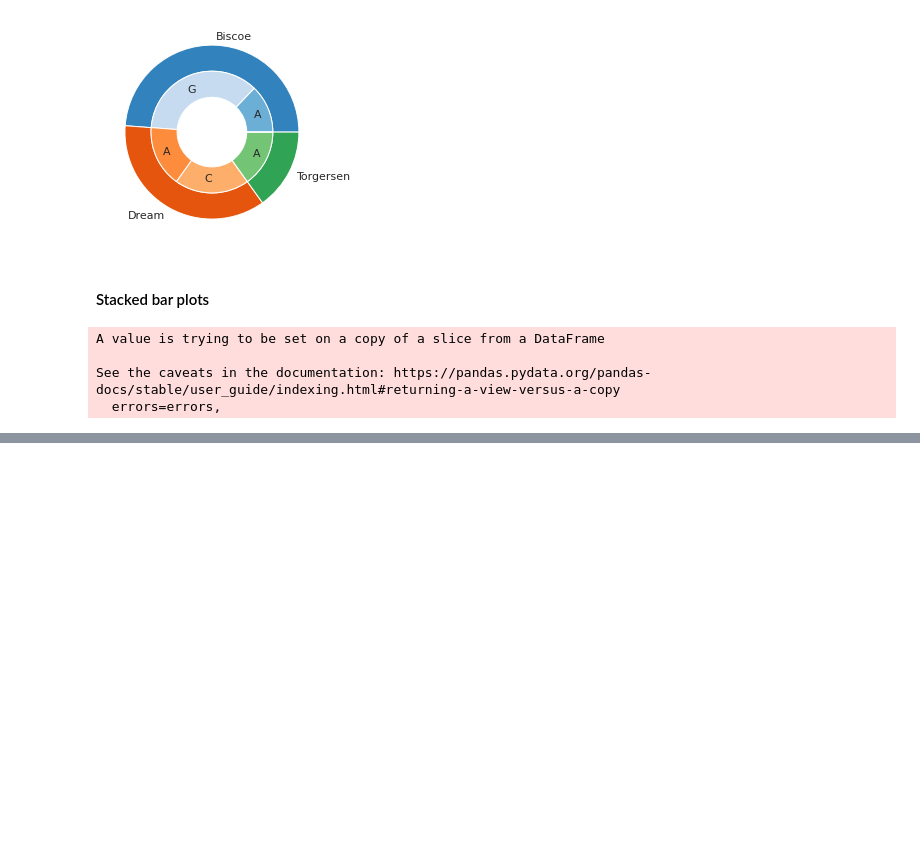
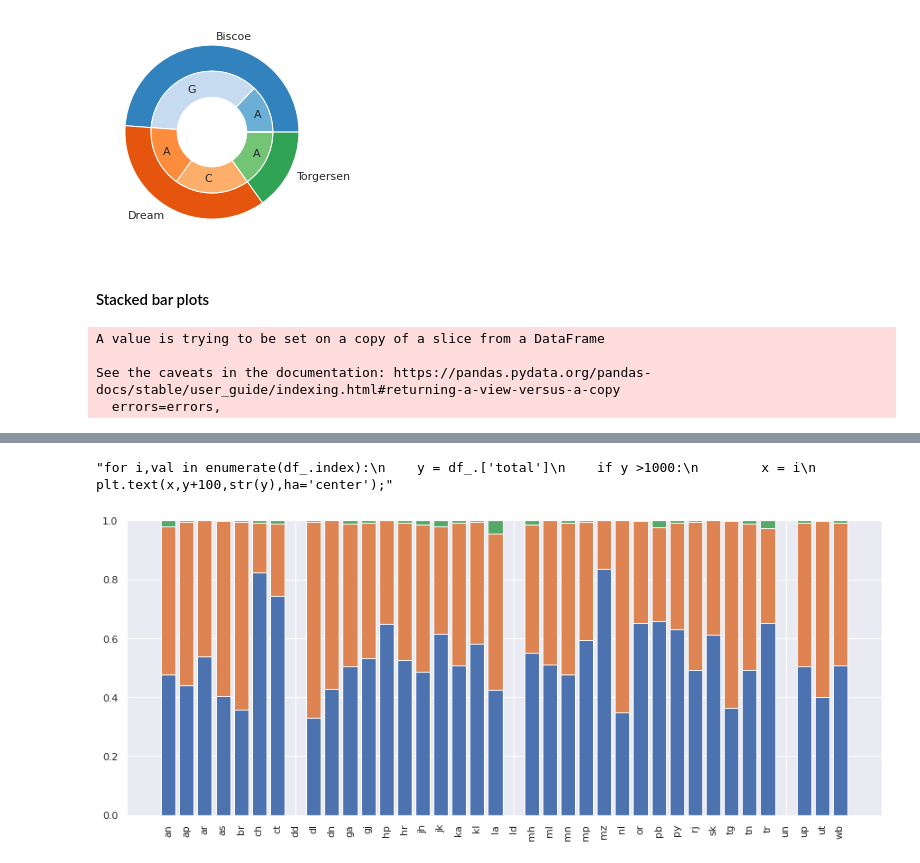
Before and after one commit to swami-gait/Foundations_of_datascience, a Jupyter notebook: FDS_WK12_DataViz.ipynb, the cells around one changed output, grey strips where cells are left out. Saved outputs shown, nothing was run; the diff lists cells and outputs as text; code cells hidden in the pictures; blank space fills up the shorter version.

```diff
--- a/FDS_WK12_DataViz.ipynb
+++ b/FDS_WK12_DataViz.ipynb
@@ -243,0 +255,21 @@ for i,val in enumerate(df_.index):
+# %%
+df_['total'] = df_.sum(axis=1)
+# %%
+df_['Conf_ratio'] = df_['Confirmed']/df_['total']
+df_['Reco_ratio'] = df_['Recovered']/df_['total']
+df_['Decsd_ratio'] = df_['Deceased']/df_['total']
+# %%
+fig = plt.gcf()
+fig.set_size_inches(15,6)
+plt.bar(df_.index,df_.Conf_ratio);
+plt.bar(df_.index,df_.Reco_ratio, bottom=df_.Conf_ratio);
+plt.bar(df_.index,df_.Decsd_ratio, bottom=df_.Conf_ratio + df_.Reco_ratio);
+plt.xticks(rotation=90);
+'''for i,val in enumerate(df_.index):
+    y = df_.['total']
+    if y >1000:
+        x = i
+        plt.text(x,y+100,str(y),ha='center');'''
+# %% [output]
+"for i,val in enumerate(df_.index):\n    y = df_.['total']\n    if y >1000:\n        x = i\n        plt.text(x,y+100,str(y),ha='center');"
+[figure, added]
```
Also changed, not shown: parts of 28 cells of this notebook.
